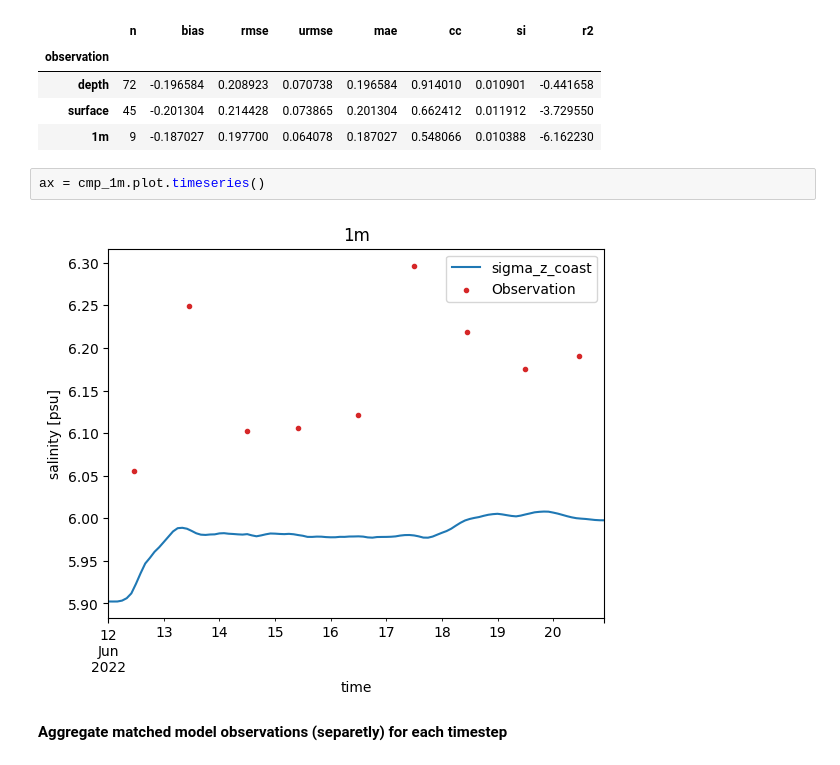
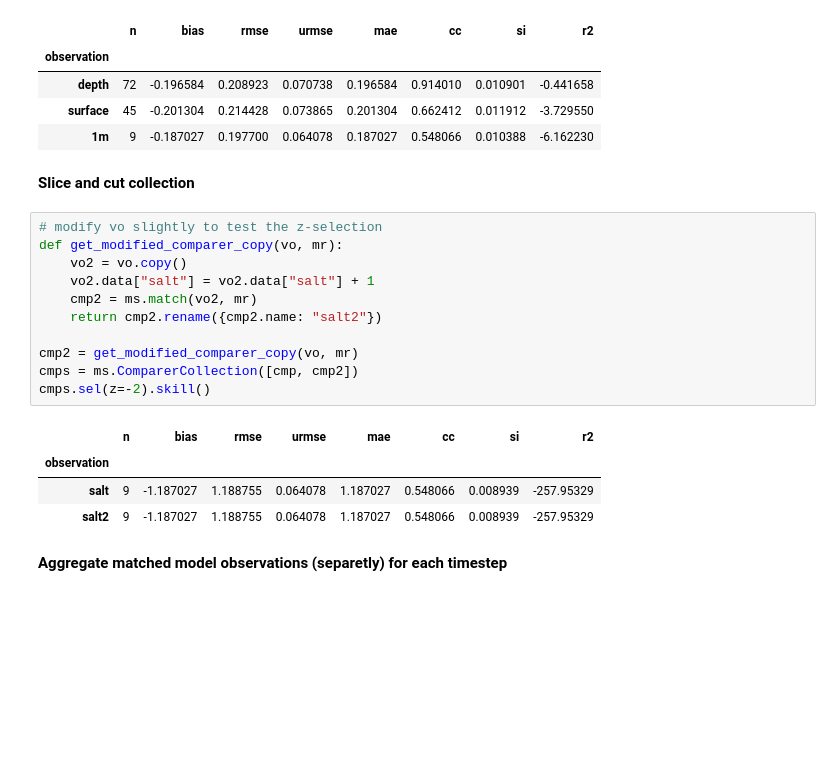
Before and after one commit to DHI/modelskill, a Jupyter notebook: notebooks/vertical_skill.ipynb, the cells around one changed output. Saved outputs shown, nothing was run; the diff lists cells and outputs as text; blank space fills up the shorter version.

```diff
--- a/notebooks/vertical_skill.ipynb
+++ b/notebooks/vertical_skill.ipynb
@@ -84,10 +87,24 @@ cmps.skill()
 | depth | 72 | -0.196584 | 0.208923 | 0.070738 | 0.196584 | 0.914010 | 0.010901 | -0.441658 |
 | surface | 45 | -0.201304 | 0.214428 | 0.073865 | 0.201304 | 0.662412 | 0.011912 | -3.729550 |
 | 1m | 9 | -0.187027 | 0.197700 | 0.064078 | 0.187027 | 0.548066 | 0.010388 | -6.162230 |
-# %%
-ax = cmp_1m.plot.timeseries()
-# %% [output]
-[figure, removed]
+# %% [markdown]
+**Slice and cut collection**
+# %%
+# modify vo slightly to test the z-selection
+def get_modified_comparer_copy(vo, mr):
+    vo2 = vo.copy()
+    vo2.data["salt"] = vo2.data["salt"] + 1
+    cmp2 = ms.match(vo2, mr)
+    return cmp2.rename({cmp2.name: "salt2"})
+
+cmp2 = get_modified_comparer_copy(vo, mr)
+cmps = ms.ComparerCollection([cmp, cmp2])
+cmps.sel(z=-2).skill()
+# %% [output]
+|  | n | bias | rmse | urmse | mae | cc | si | r2 |
+| observation |  |  |  |  |  |  |  |  |
+| salt | 9 | -1.187027 | 1.188755 | 0.064078 | 1.187027 | 0.548066 | 0.008939 | -257.95329 |
+| salt2 | 9 | -1.187027 | 1.188755 | 0.064078 | 1.187027 | 0.548066 | 0.008939 | -257.95329 |
 # %% [markdown]
 **Aggregate matched model observations (separetly) for each timestep**
 # %%
```
Also changed, not shown: parts of 2 cells of this notebook.
